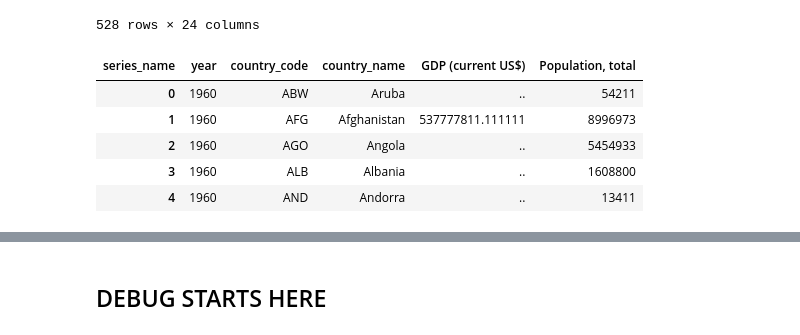
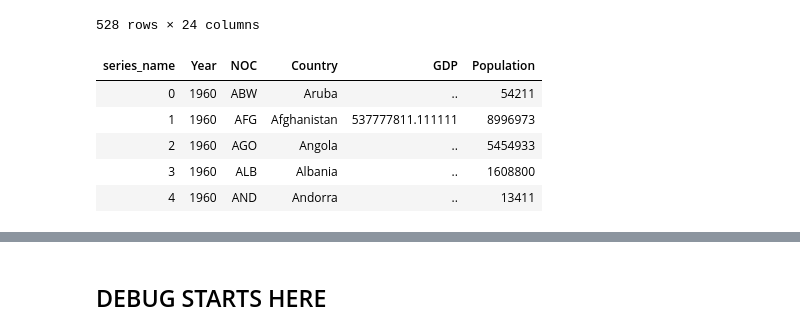
Before and after one commit to hanesy/olympics_dash, a Jupyter notebook: data_exploration.ipynb, the cells around one changed output, grey strips where cells are left out. Cells and saved outputs as stored; diff of their text form; code cells hidden in the pictures.

```diff
--- a/data_exploration.ipynb
+++ b/data_exploration.ipynb
@@ -65,12 +65,13 @@ df_pop_gdp_new
 # %%
 df_pop_gdp_new2 = df_pop_gdp_new.melt(id_vars=['series_name','country_name', 'country_code'])
 df_pop_gdp_new2 = df_pop_gdp_new2.rename(columns={'variable':'year'})
 df_pop_gdp_final = df_pop_gdp_new2.pivot_table(index=['year','country_code','country_name'], values = 'value', columns='series_name', aggfunc='sum')
 df_pop_gdp_final = df_pop_gdp_final.reset_index()
 df_pop_gdp_final = df_pop_gdp_final.astype({'year': 'int64'})
+df_pop_gdp_final = df_pop_gdp_final.rename(columns = {'GDP (current US$)': 'GDP', 'Population, total': 'Population', 'country_code': 'NOC', 'year': 'Year', 'country_name': 'Country'})
 df_pop_gdp_final.head()
 # %% [output]
-| series_name | year | country_code | country_name | GDP (current US$) | Population, total |
+| series_name | Year | NOC | Country | GDP | Population |
 | 0 | 1960 | ABW | Aruba | .. | 54211 |
 | 1 | 1960 | AFG | Afghanistan | 537777811.111111 | 8996973 |
 | 2 | 1960 | AGO | Angola | .. | 5454933 |
```
Also changed, not shown: parts of 11 cells of this notebook, 3 other files.
